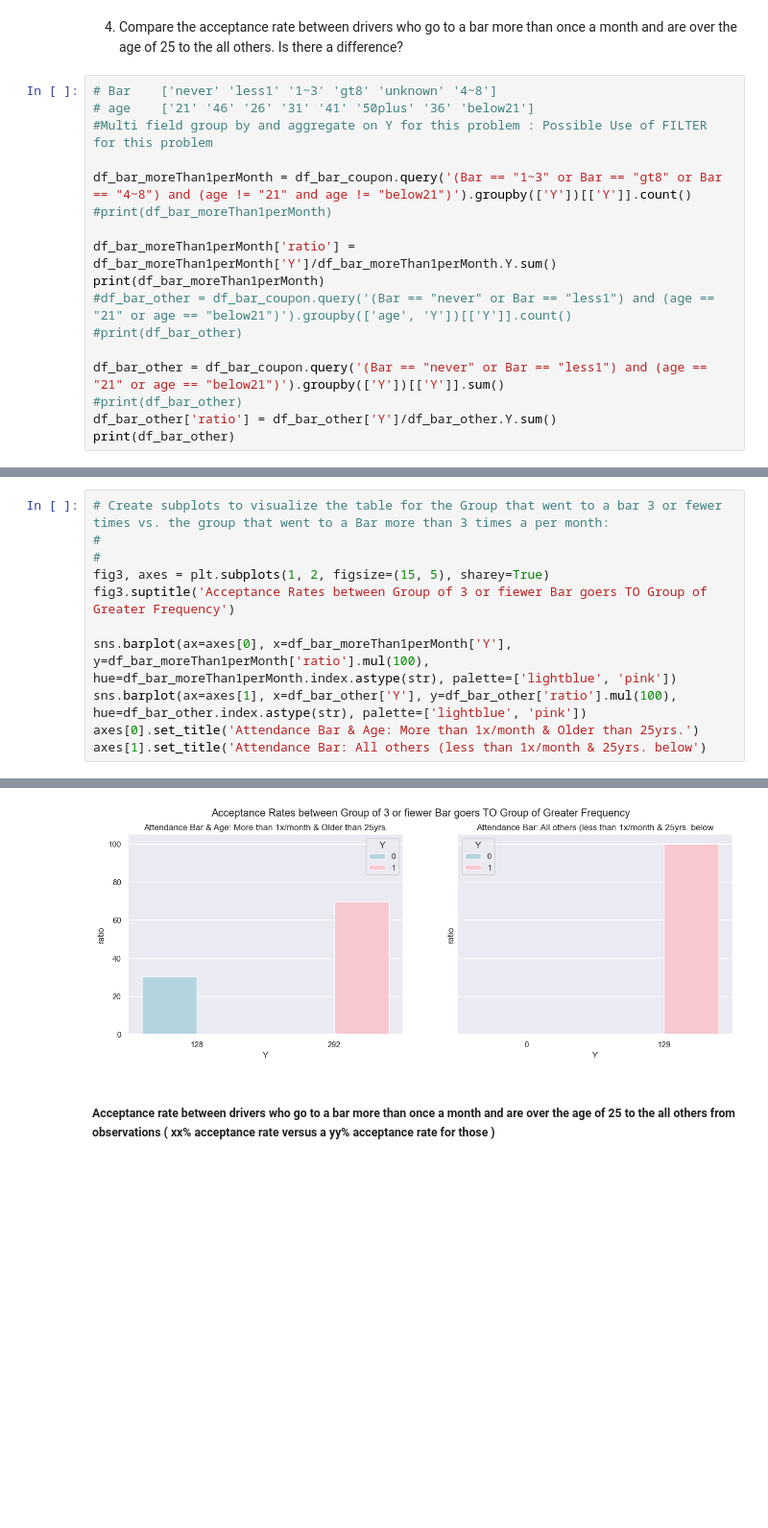
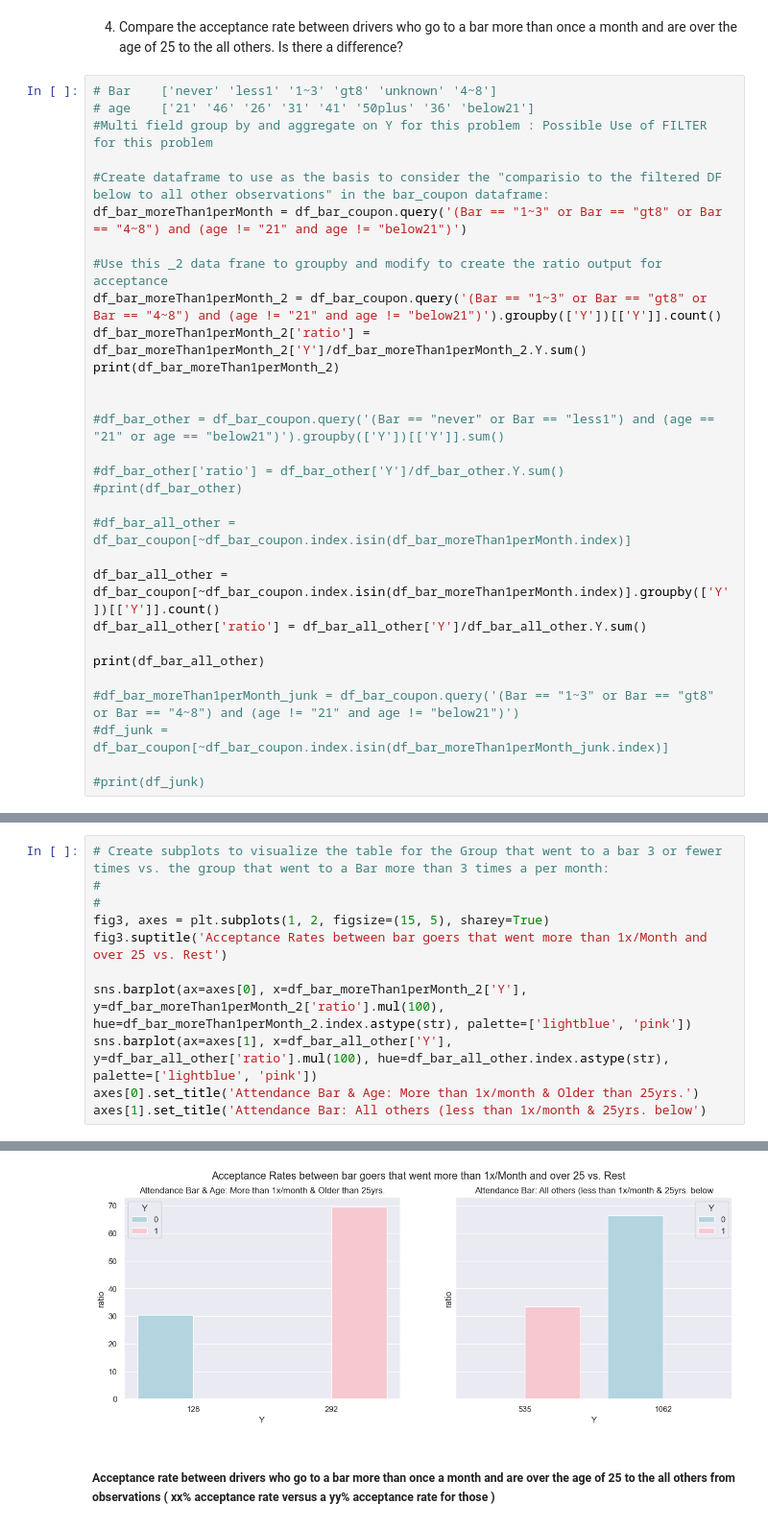
Before and after one commit to kesavan2017/ucbe-AIML-practical-application-51, a Jupyter notebook: prompt.ipynb, the cells around one changed output, grey strips where cells are left out. Shown at 96% size. Drawn from its saved outputs; the diff is of its cells as text; blank space fills up the shorter version.

Commit message:
Added new coupon to analyze, completed prob. 2.4 by fixing all other logic, minor typos fixed

```diff
--- a/prompt.ipynb
+++ b/prompt.ipynb
@@ -400,18 +403,31 @@ sns.barplot(ax=axes[1], x=df_bar_moreThan3['Y'], y=df_bar_moreThan3['ratio'].mul
 # age 	 ['21' '46' '26' '31' '41' '50plus' '36' 'below21']
 #Multi field group by and aggregate on Y for this problem : Possible Use of FILTER for this problem
 
-df_bar_moreThan1perMonth = df_bar_coupon.query('(Bar == "1~3" or Bar == "gt8" or Bar == "4~8") and (age != "21" and age != "below21")').groupby(['Y'])[['Y']].count()
-#print(df_bar_moreThan1perMonth)
+#Create dataframe to use as the basis to consider the "comparisio to the filtered DF below to all other observations" in the bar_coupon dataframe:
+df_bar_moreThan1perMonth = df_bar_coupon.query('(Bar == "1~3" or Bar == "gt8" or Bar == "4~8") and (age != "21" and age != "below21")')
 
-df_bar_moreThan1perMonth['ratio'] = df_bar_moreThan1perMonth['Y']/df_bar_moreThan1perMonth.Y.sum()
-print(df_bar_moreThan1perMonth)
-#df_bar_other = df_bar_coupon.query('(Bar == "never" or Bar == "less1") and (age == "21" or age == "below21")').groupby(['age', 'Y'])[['Y']].count()
+#Use this _2 data frane to groupby and modify to create the ratio output for acceptance
+df_bar_moreThan1perMonth_2 = df_bar_coupon.query('(Bar == "1~3" or Bar == "gt8" or Bar == "4~8") and (age != "21" and age != "below21")').groupby(['Y'])[['Y']].count()
+df_bar_moreThan1perMonth_2['ratio'] = df_bar_moreThan1perMonth_2['Y']/df_bar_moreThan1perMonth_2.Y.sum()
+print(df_bar_moreThan1perMonth_2)
+
+
+#df_bar_other = df_bar_coupon.query('(Bar == "never" or Bar == "less1") and (age == "21" or age == "below21")').groupby(['Y'])[['Y']].sum()
+
+#df_bar_other['ratio'] = df_bar_other['Y']/df_bar_other.Y.sum()
 #print(df_bar_other)
 
-df_bar_other = df_bar_coupon.query('(Bar == "never" or Bar == "less1") and (age == "21" or age == "below21")').groupby(['Y'])[['Y']].sum()
-#print(df_bar_other)
-df_bar_other['ratio'] = df_bar_other['Y']/df_bar_other.Y.sum()
-print(df_bar_other)
+#df_bar_all_other = df_bar_coupon[~df_bar_coupon.index.isin(df_bar_moreThan1perMonth.index)]
+
+df_bar_all_other = df_bar_coupon[~df_bar_coupon.index.isin(df_bar_moreThan1perMonth.index)].groupby(['Y'])[['Y']].count()
+df_bar_all_other['ratio'] = df_bar_all_other['Y']/df_bar_all_other.Y.sum()
+
+print(df_bar_all_other)
+
+#df_bar_moreThan1perMonth_junk = df_bar_coupon.query('(Bar == "1~3" or Bar == "gt8" or Bar == "4~8") and (age != "21" and age != "below21")')
+#df_junk = df_bar_coupon[~df_bar_coupon.index.isin(df_bar_moreThan1perMonth_junk.index)]
+
+#print(df_junk)
 # %% [output]
      Y     ratio
 Y
@@ -424,17 +440,17 @@ Y
 # %%
 # Create subplots to visualize the table for the Group that went to a bar 3 or fewer times vs. the group that went to a Bar more than 3 times a per month:
 #
 #
 fig3, axes = plt.subplots(1, 2, figsize=(15, 5), sharey=True)
-fig3.suptitle('Acceptance Rates between Group of 3 or fiewer Bar goers TO Group of Greater Frequency')
+fig3.suptitle('Acceptance Rates between bar goers that went more than 1x/Month and over 25 vs. Rest')
 
-sns.barplot(ax=axes[0], x=df_bar_moreThan1perMonth['Y'], y=df_bar_moreThan1perMonth['ratio'].mul(100), hue=df_bar_moreThan1perMonth.index.astype(str), palette=['lightblue', 'pink'])
-sns.barplot(ax=axes[1], x=df_bar_other['Y'], y=df_bar_other['ratio'].mul(100), hue=df_bar_other.index.astype(str), palette=['lightblue', 'pink'])
+sns.barplot(ax=axes[0], x=df_bar_moreThan1perMonth_2['Y'], y=df_bar_moreThan1perMonth_2['ratio'].mul(100), hue=df_bar_moreThan1perMonth_2.index.astype(str), palette=['lightblue', 'pink'])
+sns.barplot(ax=axes[1], x=df_bar_all_other['Y'], y=df_bar_all_other['ratio'].mul(100), hue=df_bar_all_other.index.astype(str), palette=['lightblue', 'pink'])
 axes[0].set_title('Attendance Bar & Age: More than 1x/month & Older than 25yrs.')
 axes[1].set_title('Attendance Bar: All others (less than 1x/month & 25yrs. below')
 # %% [output]
 Text(0.5, 1.0, 'Attendance Bar: All others (less than 1x/month & 25yrs. below')
-[figure, old version]
+[figure, new version]
 # %% [markdown]
 ##### Acceptance rate between drivers who go to a bar more than once a month and are over the age of 25 to the all others from observations ( xx% acceptance rate versus a yy% acceptance rate for those )
 # %% [markdown]
```
Also changed, not shown: parts of 9 cells of this notebook.
